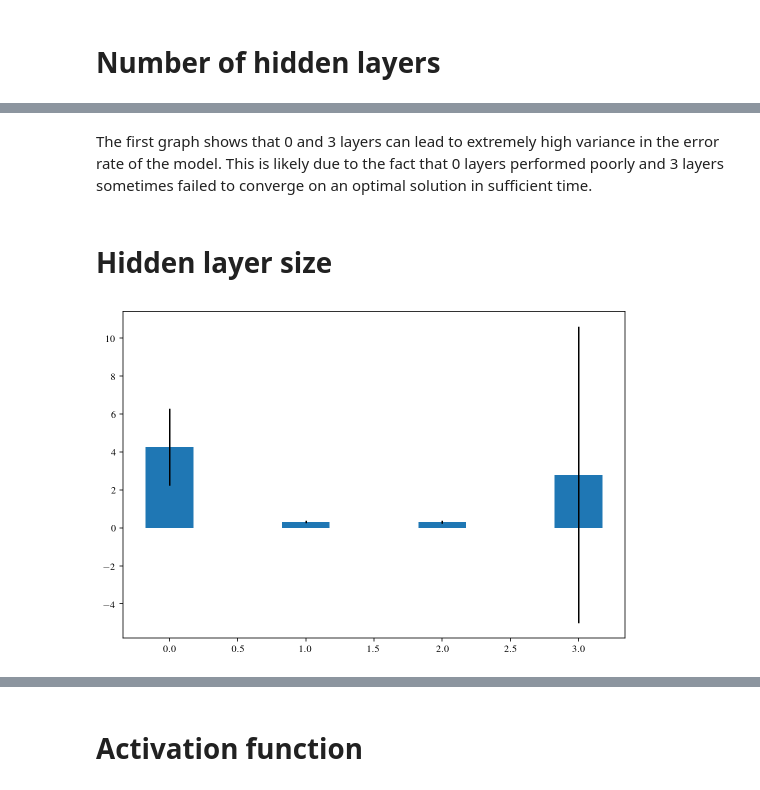
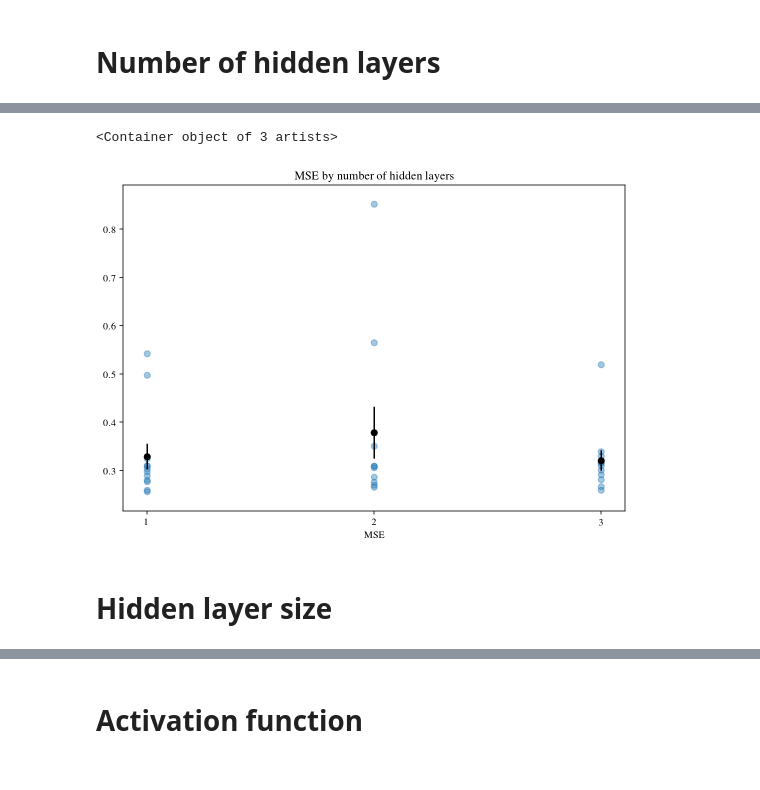
Before and after one commit to t-davidson/fragile-families-challenge, a Jupyter notebook: supplementary/table1_to_figures.ipynb, the cells around one changed output, grey strips where cells are left out. Drawn from its saved outputs; the diff is of its cells as text; code cells hidden in the pictures.

Commit message:
Updating notebook with new figures for final SI

```diff
--- a/supplementary/table1_to_figures.ipynb
+++ b/supplementary/table1_to_figures.ipynb
@@ -14,7 +14,7 @@ plt.rcParams['font.family'] = 'serif'
 # %%
 import pandas as pd
 # %%
-df = pd.read_csv('results/model_params_and_results.csv')
+df = pd.read_csv('../results/model_params_and_results.csv')
 # %%
 df['score'] = [abs(x) for x in df['score']]
 # %%
@@ -119,21 +48,19 @@ plt.show()
-# %% [markdown]
-The first graph shows that 0 and 3 layers can lead to extremely high variance in the error rate of the model. This is likely due to the fact that 0 layers performed poorly and 3 layers sometimes failed to converge on an optimal solution in sufficient time.
+# %%
+x = [1, 2, 3]
+y = [df_.query('num_hidden_layers == 1')['score'].mean(),
+                      df_.query('num_hidden_layers == 2')['score'].mean(),
+                      df_.query('num_hidden_layers == 3')['score'].mean()]
+e = [df_.query('num_hidden_layers == 1')['score'].sem(),
+                      df_.query('num_hidden_layers == 2')['score'].sem(),
+                      df_.query('num_hidden_layers == 3')['score'].sem()]
+plt.scatter(df_['num_hidden_layers'], df_['score'], alpha=0.4)
+plt.xticks([1,2,3])
+plt.xlabel("Number of hidden layers")
+plt.xlabel("MSE")
+plt.title('MSE by number of hidden layers')
+plt.errorbar(x, y, yerr=e, fmt='o', color='black')
+# %% [output]
+<Container object of 3 artists>
+[figure, added]
 # %% [markdown]
 # Hidden layer size
-# %%
-
-mean_zero = df[df['hidden_layer_size'] == 0]['score'].mean()
-mean_one = df[df['hidden_layer_size'] == 64]['score'].mean()
-mean_two = df[df['hidden_layer_size'] == 128]['score'].mean()
-mean_three = df[df['hidden_layer_size'] == 256]['score'].mean()
-
-std_zero = df[df['hidden_layer_size'] == 0]['score'].std()
-std_one = df[df['hidden_layer_size'] == 64]['score'].std()
-std_two = df[df['hidden_layer_size'] == 128]['score'].std()
-std_three = df[df['hidden_layer_size'] == 256]['score'].std()
-
-fig, ax = plt.subplots()
-a = ax.bar([0,1,2,3], [mean_zero, mean_one, mean_two, mean_three], 0.35, yerr=[std_zero, std_one, std_two, std_three])
-plt.show()
-# %% [output]
-[figure, removed]
```
Also changed, not shown: parts of 36 cells of this notebook.
